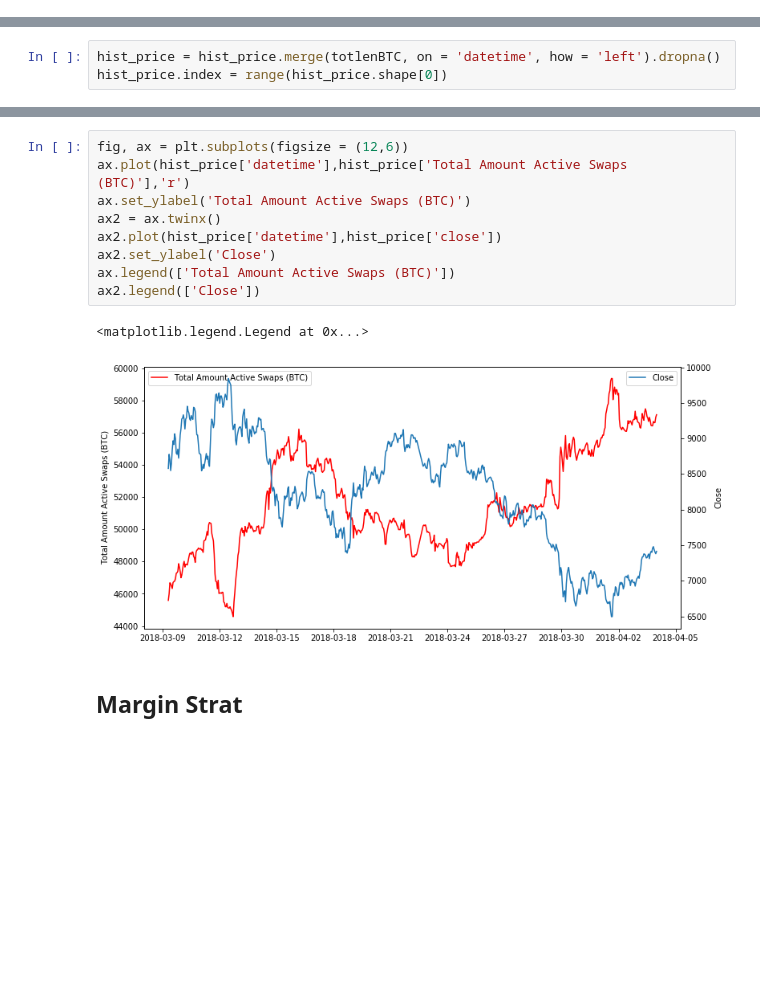
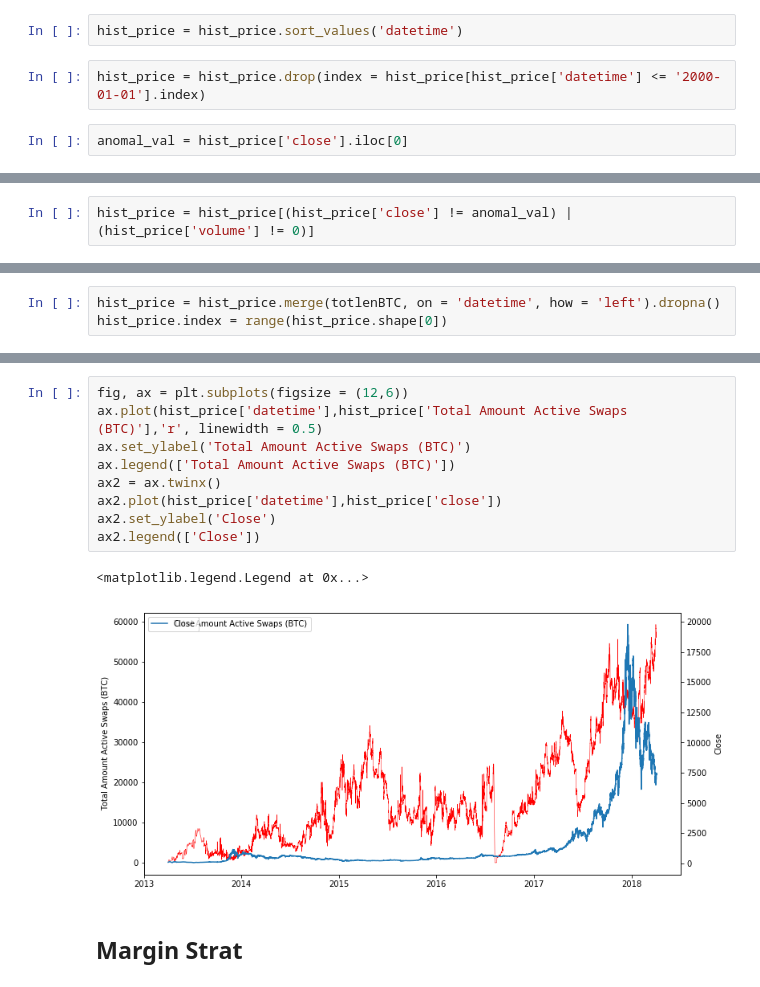
Before and after one commit to TickTack-z/BTCstrategy, a Jupyter notebook: Margin_Backtest.ipynb, the cells around one changed output, grey strips where cells are left out. Drawn from its saved outputs; the diff is of its cells as text; blank space fills up the shorter version.

```diff
--- a/Margin_Backtest.ipynb
+++ b/Margin_Backtest.ipynb
@@ -16,0 +23,6 @@ hist_price['datetime'] = pd.to_datetime(hist_price['datetime'], infer_datetime_f
+# %%
+hist_price = hist_price.sort_values('datetime')
+# %%
+hist_price = hist_price.drop(index = hist_price[hist_price['datetime'] <= '2000-01-01'].index)
+# %%
+anomal_val = hist_price['close'].iloc[0]
@@ -16,0 +33,2 @@ hist_price['datetime'] = pd.to_datetime(hist_price['datetime'], infer_datetime_f
+# %%
+hist_price = hist_price[(hist_price['close'] != anomal_val) | (hist_price['volume'] != 0)]
@@ -29,15 +55,15 @@ hist_price.head()
 # %%
 fig, ax = plt.subplots(figsize = (12,6))
-ax.plot(hist_price['datetime'],hist_price['Total Amount Active Swaps (BTC)'],'r')
+ax.plot(hist_price['datetime'],hist_price['Total Amount Active Swaps (BTC)'],'r', linewidth = 0.5)
 ax.set_ylabel('Total Amount Active Swaps (BTC)')
+ax.legend(['Total Amount Active Swaps (BTC)'])
 ax2 = ax.twinx()
 ax2.plot(hist_price['datetime'],hist_price['close'])
 ax2.set_ylabel('Close')
-ax.legend(['Total Amount Active Swaps (BTC)'])
 ax2.legend(['Close'])
 # %% [output]
 <matplotlib.legend.Legend at 0x...>
-[figure, old version]
+[figure, new version]
 # %% [markdown]
 ## Margin Strat
 # %%
```
Also changed, not shown: parts of 9 cells of this notebook, 1 other file.
